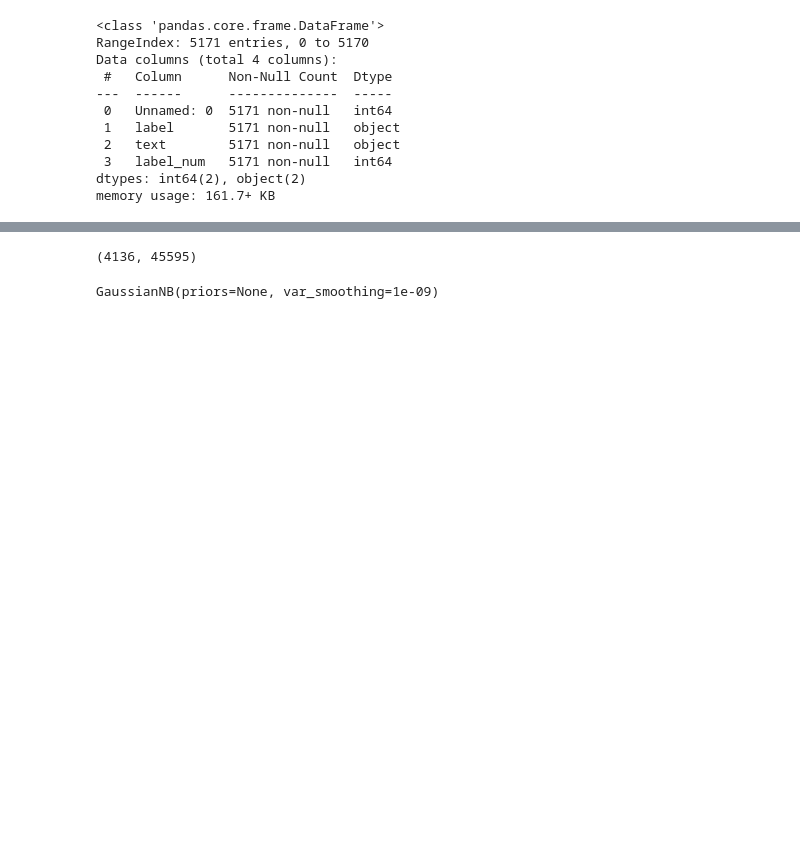
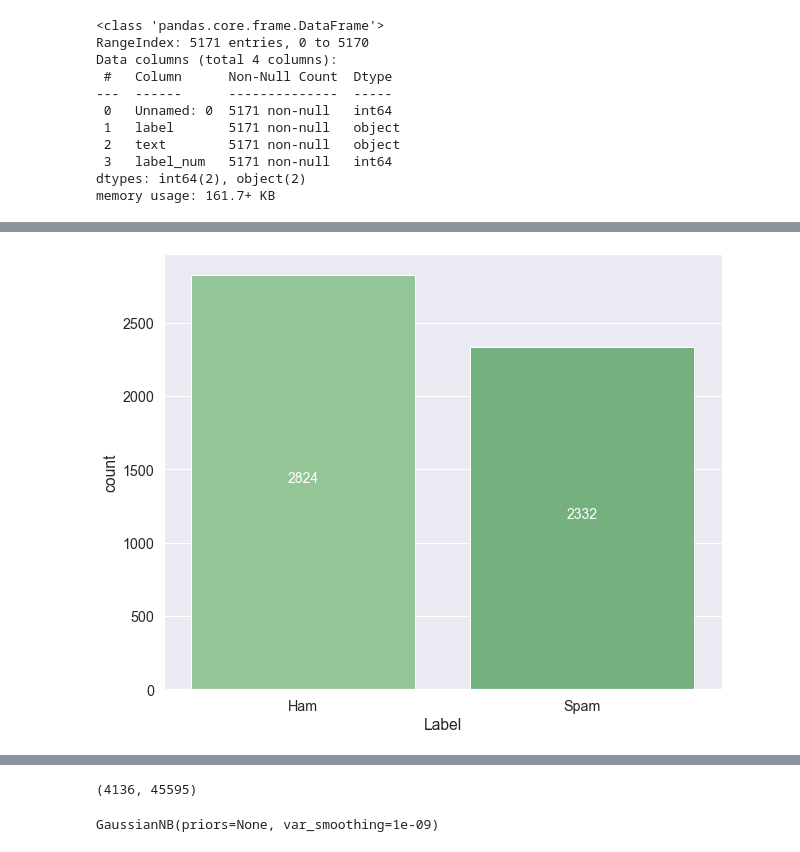
Before and after one commit to srang992/Email-Spam-Classification, a Jupyter notebook: Email_Spam_Classification_modified.ipynb, the cells around one changed output, grey strips where cells are left out. Drawn from its saved outputs; the diff is of its cells as text; code cells hidden in the pictures; blank space fills up the shorter version.

```diff
--- a/Email_Spam_Classification_modified.ipynb
+++ b/Email_Spam_Classification_modified.ipynb
@@ -87,0 +212,5 @@ y=email_data['label_num']
+# %%
+spam_labels = [1] * len(augmented_text)
+
+augmented_data = pd.DataFrame({'clean_text': augmented_text, 'label_num': spam_labels})
+augmented_data
@@ -87,0 +231,3 @@ y=email_data['label_num']
+# %%
+train = train[['clean_text', 'label_num']]
+train
@@ -87,0 +248,3 @@ y=email_data['label_num']
+# %%
+main_data = pd.concat([train, augmented_data], axis=0)
+main_data
@@ -87,0 +265,3 @@ y=email_data['label_num']
+# %%
+main_data = main_data.reset_index(drop=True)
+main_data
@@ -87,0 +282,20 @@ y=email_data['label_num']
+# %%
+import matplotlib.pyplot as plt
+import seaborn as sns
+from matplotlib.pyplot import rcParams as rc
+rc['figure.figsize'] = 10, 8
+rc['font.size'] = 14
+
+palette1 = sns.color_palette('Greens_d')
+
+ax = sns.countplot(x='label_num', data=main_data, palette=palette1)
+plt.xticks([0, 1], ["Ham", "Spam"])
+plt.xlabel('Label')
+
+grouped_main = main_data.groupby('label_num').count()
+
+for index, row in grouped_main.iterrows():
+    ax.text(row.name, row.clean_text/2, row.clean_text, color='white', ha='center')
+plt.show()
+# %% [output]
+[figure, added]
```
Also changed, not shown: parts of 62 cells of this notebook, 8 other files.
